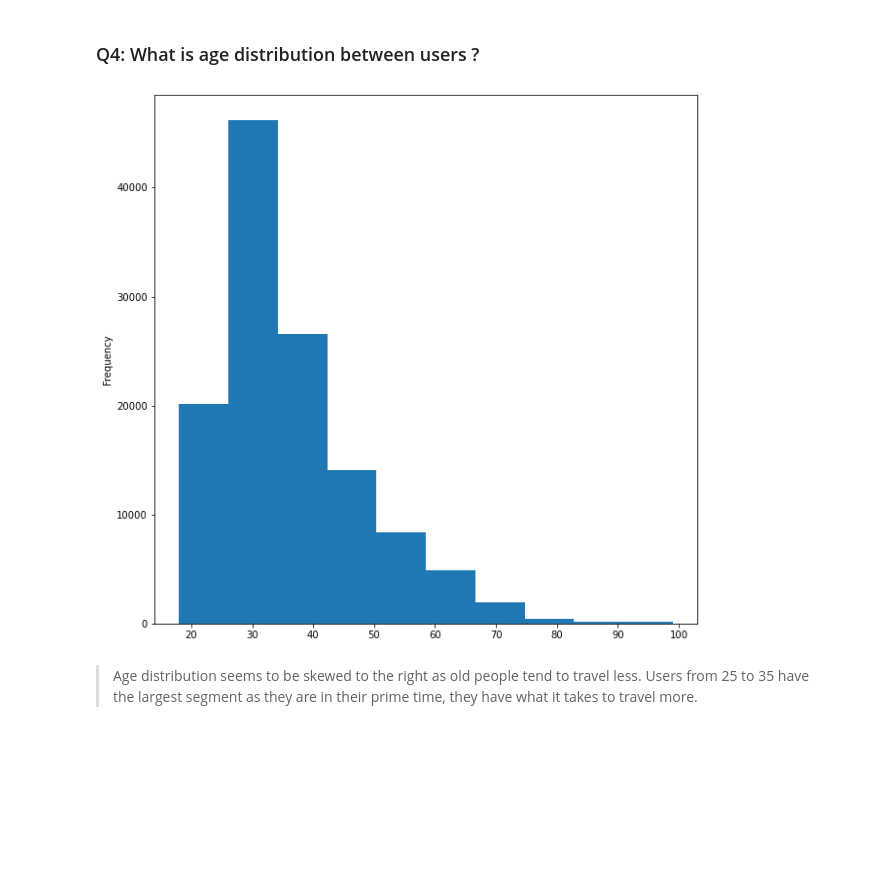
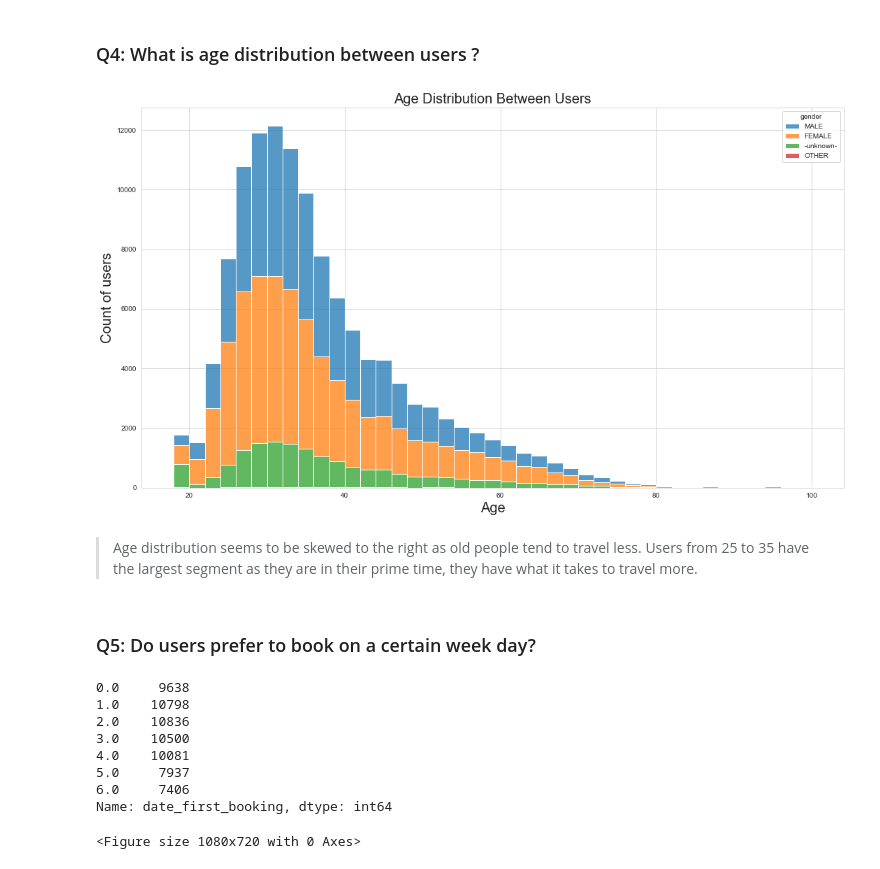
Before and after one commit to iz13m/airbnb-dataset-analysis, a Jupyter notebook: investigate-airbnb-dataset.ipynb, the cells around one changed output. Cells and saved outputs as stored; diff of their text form; code cells hidden in the pictures; blank space fills up the shorter version.

```diff
--- a/investigate-airbnb-dataset.ipynb
+++ b/investigate-airbnb-dataset.ipynb
@@ -170,9 +174,31 @@ plt.legend();
 > The pie chart describes the over-all preference of the users and the line chart describe how that preference vary overtime. We can see that users are starting to use google on the second quarter of 2014.users prefernce fluctuates between facebook and basic signup process over time.
 # %% [markdown]
 ### Q4: What is age distribution between users ?
-# %%
-df.age.plot(kind = 'hist',figsize = (10,10));
-# %% [output]
-[figure, removed]
+# %%
+plt.figure(figsize=(18,10))
+sns.histplot(data = df,x='age', hue='gender',multiple="stack",binwidth=2)
+plt.title("Age Distribution Between Users",{'fontsize':20})
+plt.xlabel('Age',{'fontsize':20})
+plt.ylabel('Count of users',{'fontsize':20});
+# %% [output]
+[figure, added]
 # %% [markdown]
 > Age distribution seems to be skewed to the right as old people tend to travel less. Users from 25 to 35 have the largest segment as they are in their prime time, they have what it takes to travel more.
+# %% [markdown]
+### Q5: Do users prefer to book on a certain week day?
+# %%
+plt.figure(figsize=(15,10))
+labels = ["Mon","Tue","Wed","Thu","Fri","Sat","Sun"]
+df.date_first_booking.dt.weekday.value_counts().sort_index()
+#sns.barplot(data=df.date_first_booking.dt.weekday.value_counts().sort_index())
+#df.date_first_booking.dt.weekday.value_counts().sort_index().plot(kind='bar')
+# %% [output]
+0.0     9638
+1.0    10798
+2.0    10836
+3.0    10500
+4.0    10081
+5.0     7937
+6.0     7406
+Name: date_first_booking, dtype: int64
+<Figure size 1080x720 with 0 Axes>
```
Also changed, not shown: parts of 10 cells of this notebook.
